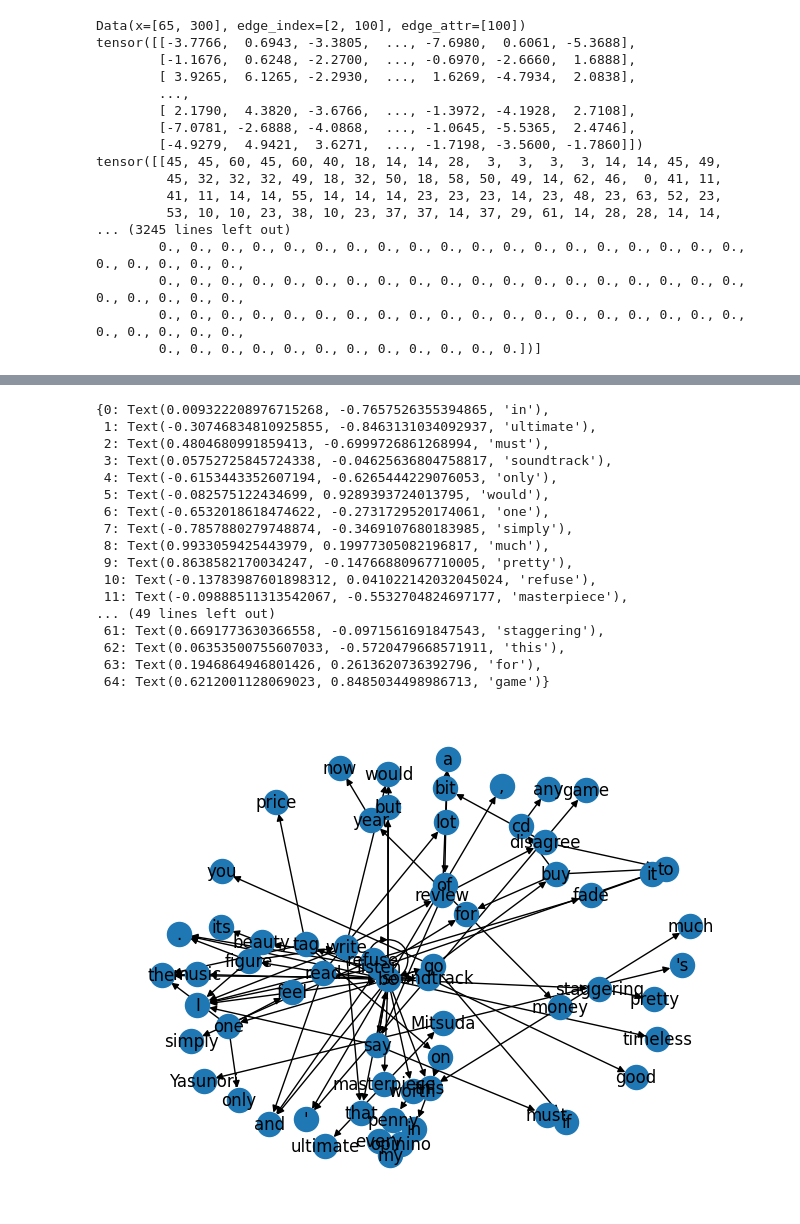
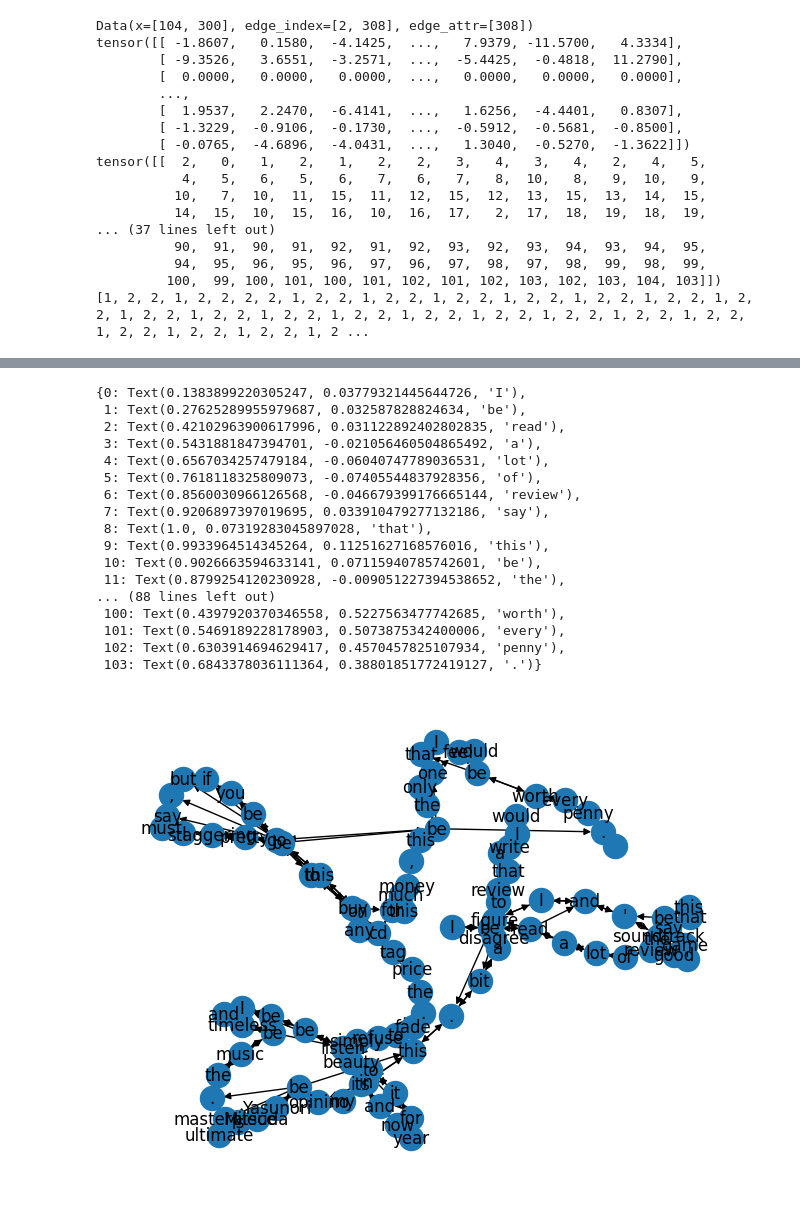
Before and after one commit to raziehAskarizade/Beyond-Words, a Jupyter notebook: Practices/GraphConstruction/TextToGraph/SimpleTextGraph/SimpleTextGraph3.ipynb, the cells around one changed output, grey strips where cells are left out. Saved outputs shown, nothing was run; the diff lists cells and outputs as text; code cells hidden in the pictures.

Commit message:
KGC-46 KGC-16 sequential edges are done

```diff
--- a/Practices/GraphConstruction/TextToGraph/SimpleTextGraph/SimpleTextGraph3.ipynb
+++ b/Practices/GraphConstruction/TextToGraph/SimpleTextGraph/SimpleTextGraph3.ipynb
@@ -18,13 +18,13 @@ from Scripts.DataManager.GraphConstructor.DependencyGraphConstructor import Depe
 stop_words = set(stopwords.words('english'))
 stemmer = SnowballStemmer('english')
 from Scripts.Configs.ConfigClass import Config
-config = Config(r'E:\Darsi\Payan Name Arshad\Second Work\ColorIntelligence\Scripts\Configs\Config.json')
+config = Config(r'C:\Users\fardin\Projects\ColorIntelligence\Scripts\Configs\Config.json')
 from torch_geometric.data import Data
 from torch_geometric.utils import to_networkx
 import networkx as nx
 # %%
-train_df = pd.read_csv(r'E:\Darsi\Payan Name Arshad\Second Work\ColorIntelligence\data\Amazon-Review\train_sm.csv')
-test_df = pd.read_csv(r'E:\Darsi\Payan Name Arshad\Second Work\ColorIntelligence\data\Amazon-Review\test_sm.csv')
+train_df = pd.read_csv(r'C:\Users\fardin\Projects\ColorIntelligence\data\Amazon-Review\train_sm.csv')
+test_df = pd.read_csv(r'C:\Users\fardin\Projects\ColorIntelligence\data\Amazon-Review\test_sm.csv')
 # %%
 train_df.columns = ['Polarity', 'Title', 'Review']
 test_df.columns = ['Polarity', 'Title', 'Review']
@@ -40,31 +39,31 @@ print(graph_const.node_attr)
 print(graph_const.edge_index)
 print(graph_const.edge_attr)
 # %% [output]
-Data(x=[65, 300], edge_index=[2, 100], edge_attr=[100])
-tensor([[-3.7766,  0.6943, -3.3805,  ..., -7.6980,  0.6061, -5.3688],
-        [-1.1676,  0.6248, -2.2700,  ..., -0.6970, -2.6660,  1.6888],
-        [ 3.9265,  6.1265, -2.2930,  ...,  1.6269, -4.7934,  2.0838],
+Data(x=[104, 300], edge_index=[2, 308], edge_attr=[308])
+tensor([[ -1.8607,   0.1580,  -4.1425,  ...,   7.9379, -11.5700,   4.3334],
+        [ -9.3526,   3.6551,  -3.2571,  ...,  -5.4425,  -0.4818,  11.2790],
+        [  0.0000,   0.0000,   0.0000,  ...,   0.0000,   0.0000,   0.0000],
         ...,
-        [ 2.1790,  4.3820, -3.6766,  ..., -1.3972, -4.1928,  2.7108],
-        [-7.0781, -2.6888, -4.0868,  ..., -1.0645, -5.5365,  2.4746],
-        [-4.9279,  4.9421,  3.6271,  ..., -1.7198, -3.5600, -1.7860]])
-tensor([[45, 45, 60, 45, 60, 40, 18, 14, 14, 28,  3,  3,  3,  3, 14, 14, 45, 49,
-         45, 32, 32, 32, 49, 18, 32, 50, 18, 58, 50, 49, 14, 62, 46,  0, 41, 11,
-         41, 11, 14, 14, 55, 14, 14, 14, 23, 23, 23, 14, 23, 48, 23, 63, 52, 23,
-         53, 10, 10, 23, 38, 10, 23, 37, 37, 14, 37, 29, 61, 14, 28, 28, 14, 14,
-... (3245 lines left out)
-        0., 0., 0., 0., 0., 0., 0., 0., 0., 0., 0., 0., 0., 0., 0., 0., 0., 0., 0., 0., 0., 0., 0., 0.,
-        0., 0., 0., 0., 0., 0., 0., 0., 0., 0., 0., 0., 0., 0., 0., 0., 0., 0., 0., 0., 0., 0., 0., 0.,
-        0., 0., 0., 0., 0., 0., 0., 0., 0., 0., 0., 0., 0., 0., 0., 0., 0., 0., 0., 0., 0., 0., 0., 0.,
-        0., 0., 0., 0., 0., 0., 0., 0., 0., 0., 0., 0.])]
+        [  1.9537,   2.2470,  -6.4141,  ...,   1.6256,  -4.4401,   0.8307],
+        [ -1.3229,  -0.9106,  -0.1730,  ...,  -0.5912,  -0.5681,  -0.8500],
+        [ -0.0765,  -4.6896,  -4.0431,  ...,   1.3040,  -0.5270,  -1.3622]])
+tensor([[  2,   0,   1,   2,   1,   2,   2,   3,   4,   3,   4,   2,   4,   5,
+           4,   5,   6,   5,   6,   7,   6,   7,   8,  10,   8,   9,  10,   9,
+          10,   7,  10,  11,  15,  11,  12,  15,  12,  13,  15,  13,  14,  15,
+          14,  15,  10,  15,  16,  10,  16,  17,   2,  17,  18,  19,  18,  19,
+... (37 lines left out)
+          90,  91,  90,  91,  92,  91,  92,  93,  92,  93,  94,  93,  94,  95,
+          94,  95,  96,  95,  96,  97,  96,  97,  98,  97,  98,  99,  98,  99,
+         100,  99, 100, 101, 100, 101, 102, 101, 102, 103, 102, 103, 104, 103]])
+[1, 2, 2, 1, 2, 2, 2, 2, 1, 2, 2, 1, 2, 2, 1, 2, 2, 1, 2, 2, 1, 2, 2, 1, 2, 2, 1, 2, 2, 1, 2, 2, 1, 2, 2, 1, 2, 2, 1, 2, 2, 1, 2, 2, 1, 2, 2, 1, 2, 2, 1, 2, 2, 1, 2, 2, 1, 2, 2, 1, 2, 2, 1, 2, 2, 1, 2 ...
 # %%
 g = to_networkx(graph_const.graph)
 layout = nx.spring_layout(g)
 nx.draw(g, pos=layout)
-unique_words_dict = {i: graph_const.unique_words[i] for i in range(len(graph_const.unique_words))}
+words_dict = {i: graph_const.node_tokens[i] for i in range(len(graph_const.node_tokens))}
 edge_labels_dict = {(graph_const.edge_index[0][i].item() , graph_const.edge_index[1][i].item()) : { "dep" : graph_const.edge_attr[i]} for i in range(len(graph_const.edge_attr))}
 print(edge_labels_dict)
 nx.set_edge_attributes(g , edge_labels_dict)
-nx.draw_networkx_labels(g, pos=layout, labels=unique_words_dict)
+nx.draw_networkx_labels(g, pos=layout, labels=words_dict)
 # nx.draw_networkx_edge_labels(g, pos=layout)
 # %% [output]
@@ -88,18 +71,18 @@ nx.draw_networkx_labels(g, pos=layout, labels=unique_words_dict)
-{0: Text(0.009322208976715268, -0.7657526355394865, 'in'),
- 1: Text(-0.30746834810925855, -0.8463131034092937, 'ultimate'),
- 2: Text(0.4804680991859413, -0.6999726861268994, 'must'),
- 3: Text(0.05752725845724338, -0.04625636804758817, 'soundtrack'),
- 4: Text(-0.6153443352607194, -0.6265444229076053, 'only'),
- 5: Text(-0.082575122434699, 0.9289393724013795, 'would'),
- 6: Text(-0.6532018618474622, -0.2731729520174061, 'one'),
- 7: Text(-0.7857880279748874, -0.3469107680183985, 'simply'),
- 8: Text(0.9933059425443979, 0.19977305082196817, 'much'),
- 9: Text(0.8638582170034247, -0.14766880967710005, 'pretty'),
- 10: Text(-0.13783987601898312, 0.041022142032045024, 'refuse'),
- 11: Text(-0.09888511313542067, -0.5532704824697177, 'masterpiece'),
-... (49 lines left out)
- 61: Text(0.6691773630366558, -0.0971561691847543, 'staggering'),
- 62: Text(0.06353500755607033, -0.5720479668571911, 'this'),
- 63: Text(0.1946864946801426, 0.2613620736392796, 'for'),
- 64: Text(0.6212001128069023, 0.8485034498986713, 'game')}
+{0: Text(0.1383899220305247, 0.03779321445644726, 'I'),
+ 1: Text(0.27625289955979687, 0.032587828824634, 'be'),
+ 2: Text(0.42102963900617996, 0.031122892402802835, 'read'),
+ 3: Text(0.5431881847394701, -0.021056460504865492, 'a'),
+ 4: Text(0.6567034257479184, -0.06040747789036531, 'lot'),
+ 5: Text(0.7618118325809073, -0.07405544837928356, 'of'),
+ 6: Text(0.8560030966126568, -0.046679399176665144, 'review'),
+ 7: Text(0.9206897397019695, 0.033910479277132186, 'say'),
+ 8: Text(1.0, 0.07319283045897028, 'that'),
+ 9: Text(0.9933964514345264, 0.11251627168576016, 'this'),
+ 10: Text(0.9026663594633141, 0.07115940785742601, 'be'),
+ 11: Text(0.8799254120230928, -0.009051227394538652, 'the'),
+... (88 lines left out)
+ 100: Text(0.4397920370346558, 0.5227563477742685, 'worth'),
+ 101: Text(0.5469189228178903, 0.5073875342400006, 'every'),
+ 102: Text(0.6303914694629417, 0.4570457825107934, 'penny'),
+ 103: Text(0.6843378036111364, 0.38801851772419127, '.')}
-[figure, old version]
+[figure, new version]
```
Also changed, not shown: parts of 3 cells of this notebook, 1 other file.
